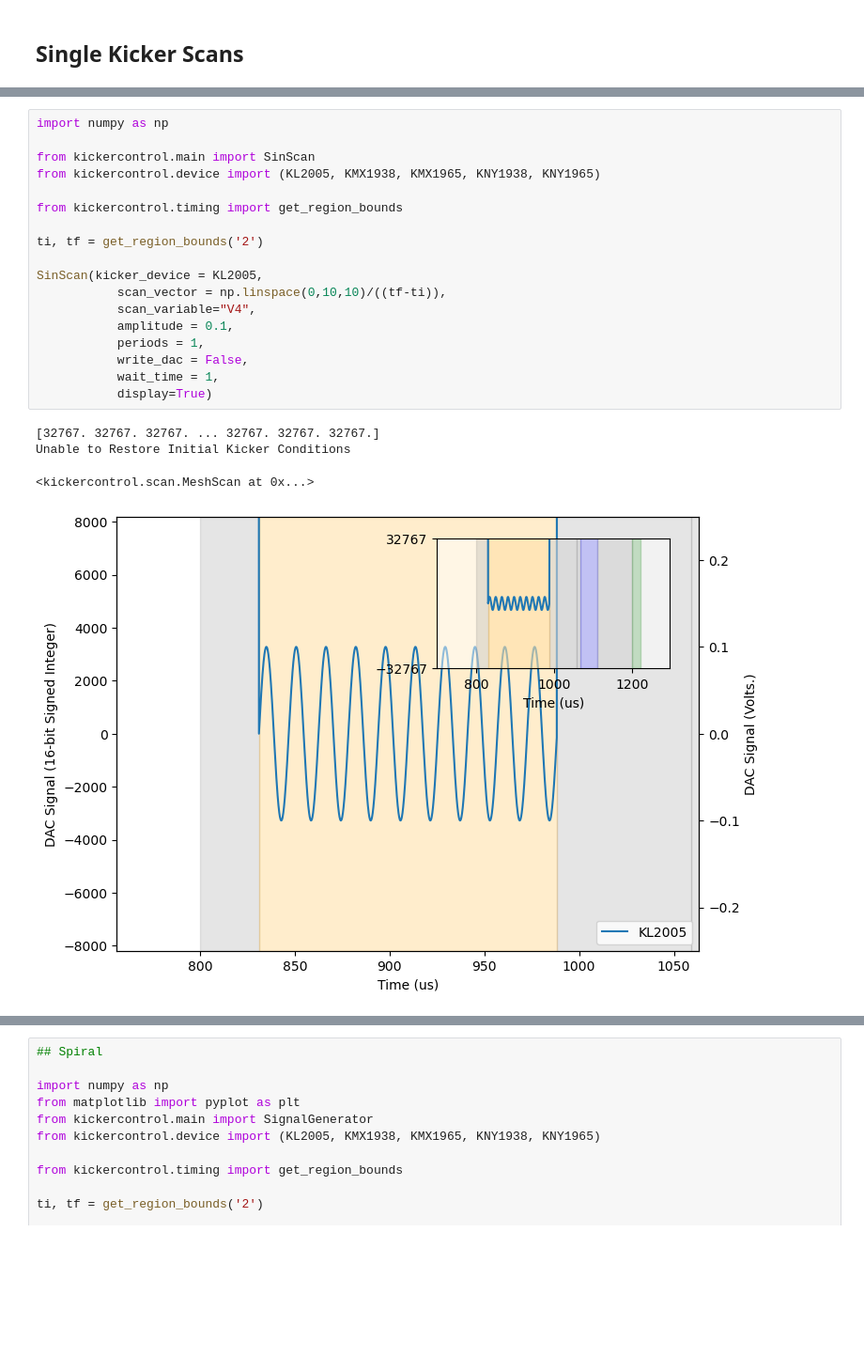
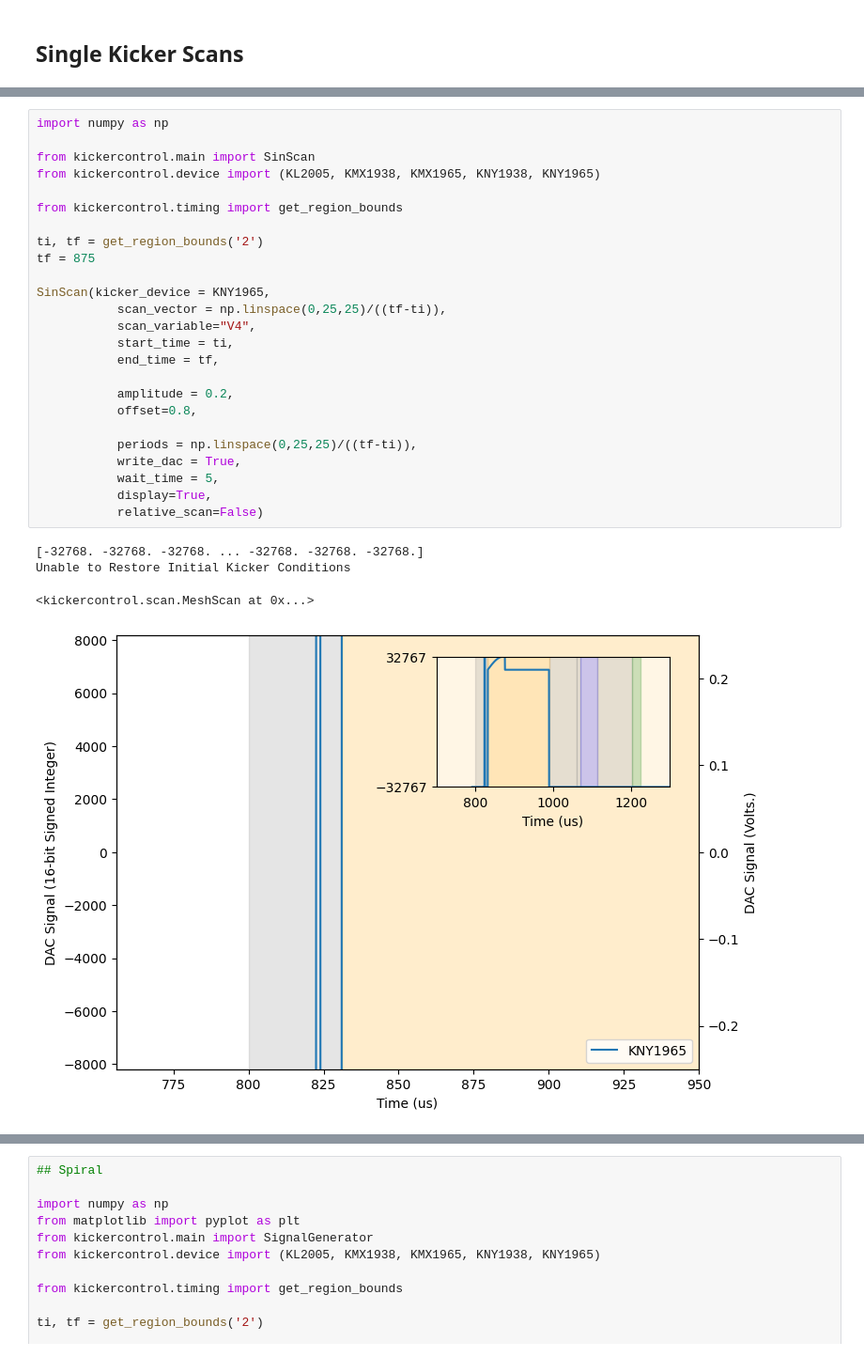
Before and after one commit to twguest/XSynth, a Jupyter notebook: docs/FD_Nov24.ipynb, the cells around one changed output, grey strips where cells are left out. Shown at 94% size. Cells and saved outputs as stored; diff of their text form; blank space fills up the shorter version.

```diff
--- a/docs/FD_Nov24.ipynb
+++ b/docs/FD_Nov24.ipynb
@@ -56,26 +137,33 @@ Unable to Restore Initial Kicker Conditions
 # %%
 import numpy as np
 
 from kickercontrol.main import SinScan
 from kickercontrol.device import (KL2005, KMX1938, KMX1965, KNY1938, KNY1965)
 
 from kickercontrol.timing import get_region_bounds
 
 ti, tf = get_region_bounds('2')
+tf = 875
 
-SinScan(kicker_device = KL2005,
-           scan_vector = np.linspace(0,10,10)/((tf-ti)),
+SinScan(kicker_device = KNY1965,
+           scan_vector = np.linspace(0,25,25)/((tf-ti)),
            scan_variable="V4",
-           amplitude = 0.1,
-           periods = 1,
-           write_dac = False,
-           wait_time = 1,
-           display=True)
+		   start_time = ti,
+		   end_time = tf,
+
+           amplitude = 0.2,
+		   offset=0.8,
+
+           periods = np.linspace(0,25,25)/((tf-ti)),
+           write_dac = True,
+           wait_time = 5,
+           display=True,
+		   relative_scan=False)
 # %% [output]
-[32767. 32767. 32767. ... 32767. 32767. 32767.]
+[-32768. -32768. -32768. ... -32768. -32768. -32768.]
 Unable to Restore Initial Kicker Conditions
 <kickercontrol.scan.MeshScan at 0x...>
-[figure, old version]
+[figure, new version]
 # %%
 import numpy as np
 
```
Also changed, not shown: parts of 11 cells of this notebook, 4 other files.
